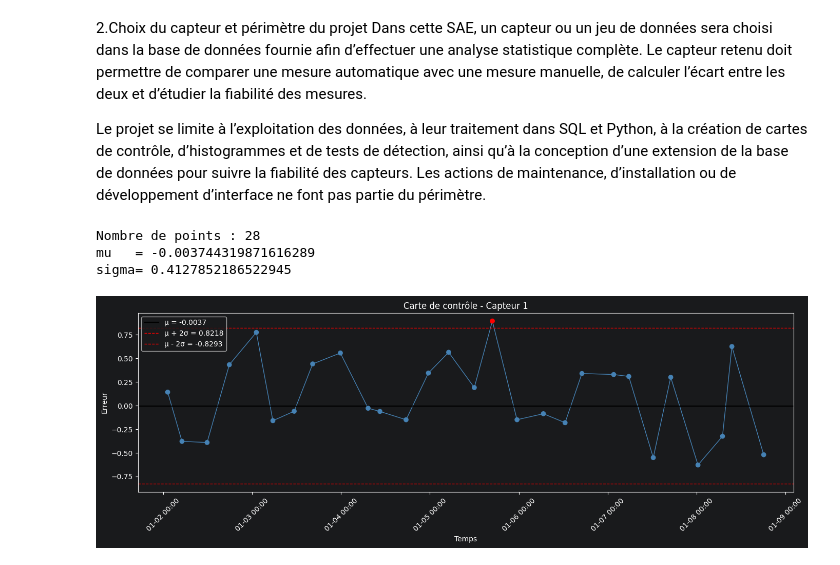
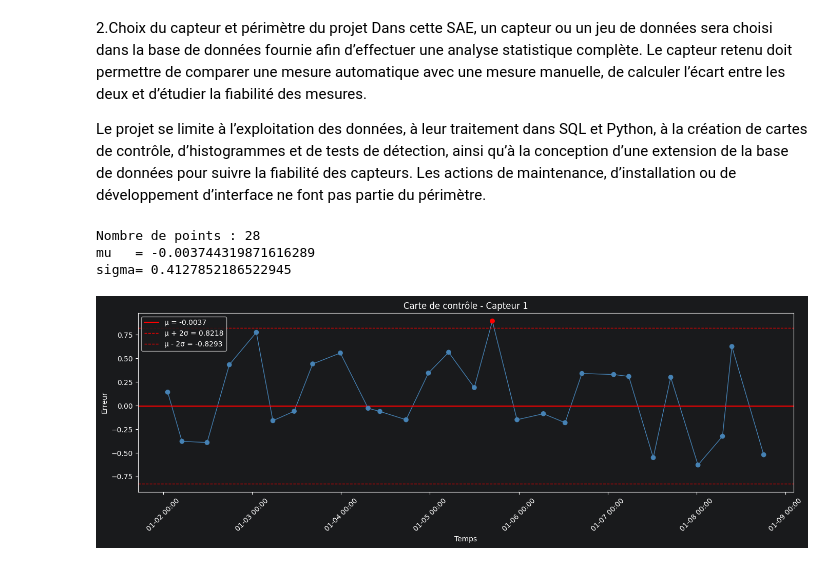
Before and after one commit to Dinark59/sae204, a Jupyter notebook: sample.ipynb, the cells around one changed output. Drawn from its saved outputs; the diff is of its cells as text; code cells hidden in the pictures.

```diff
--- a/sample.ipynb
+++ b/sample.ipynb
@@ -103,32 +103,32 @@ print("mu   =", mu)
 print("sigma=", sigma)
 
 
 # 3) Tracer la carte de contrôle
 fig, ax = plt.subplots(figsize=(14, 5))
 
 colors = [
     "red" if (e < mu - 2*sigma or e > mu + 2*sigma) else "steelblue"
     for e in errors
 ]
 
 ax.plot(timestamps, errors, color="steelblue", linewidth=1)
 ax.scatter(timestamps, errors, color=colors, zorder=5)
 
-ax.axhline(mu,           color="black", linestyle="-",  linewidth=1.5, label=f"µ = {mu:.4f}")
+ax.axhline(mu,color="red", linestyle="-",  linewidth=1.5, label=f"µ = {mu:.4f}")
 ax.axhline(mu + 2*sigma, color="red",   linestyle="--", linewidth=1,   label=f"µ + 2σ = {mu+2*sigma:.4f}")
 ax.axhline(mu - 2*sigma, color="red",   linestyle="--", linewidth=1,   label=f"µ - 2σ = {mu-2*sigma:.4f}")
 
 ax.xaxis.set_major_formatter(mdates.DateFormatter("%m-%d %H:%M"))
 plt.xticks(rotation=45)
 
 ax.set_title(f"Carte de contrôle - Capteur {SENSOR_ID}")
 ax.set_xlabel("Temps")
 ax.set_ylabel("Erreur")
 ax.legend()
 plt.tight_layout()
 plt.show()
 # %% [output]
 Nombre de points : 28
 mu   = -0.003744319871616289
 sigma= 0.4127852186522945
-[figure, old version]
+[figure, new version]
```
